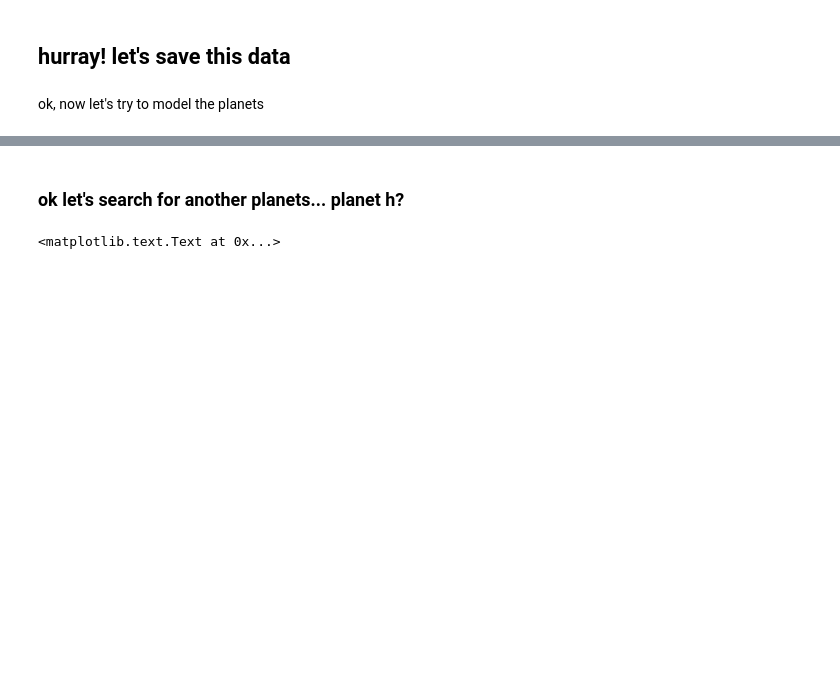
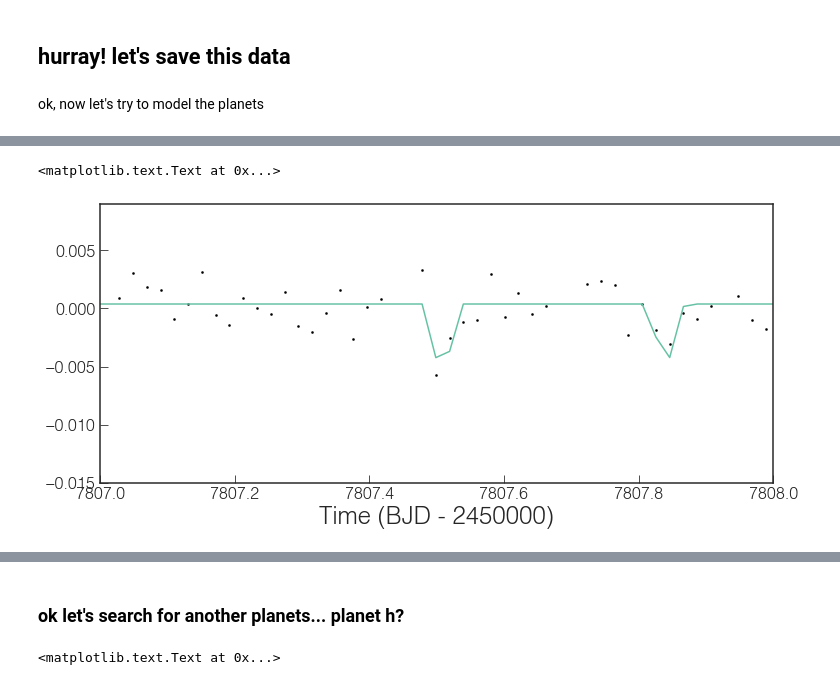
Before and after one commit to mrtommyb/trappist-lc, a Jupyter notebook: TRAPPIST-1-transit-code.ipynb, the cells around one changed output, grey strips where cells are left out. Drawn from its saved outputs; the diff is of its cells as text; code cells hidden in the pictures; blank space fills up the shorter version.

```diff
--- a/TRAPPIST-1-transit-code.ipynb
+++ b/TRAPPIST-1-transit-code.ipynb
@@ -184,3 +202,15 @@ plt.savefig('images/lc-with-model.png')
+# %%
+# here are all the transits!!
+fig, ax = plt.subplots(1, 1, figsize=[11,5])
+ax.scatter(time,flux, color='k',s=4)
+ax.plot(time,fitT.transitmodel)
+ax.set_ylim(-0.015,0.009)
+ax.set_xlim(7807,7808)
+ax.set_xlabel('Time (BJD - 2450000)')
+# plt.savefig('images/lc-with-model.png')
+# %% [output]
+<matplotlib.text.Text at 0x...>
+[figure, added]
 # %%
 # some stellar parameters
 ld1 = 0.43
```
Also changed, not shown: parts of 11 cells of this notebook, 52 other files.
